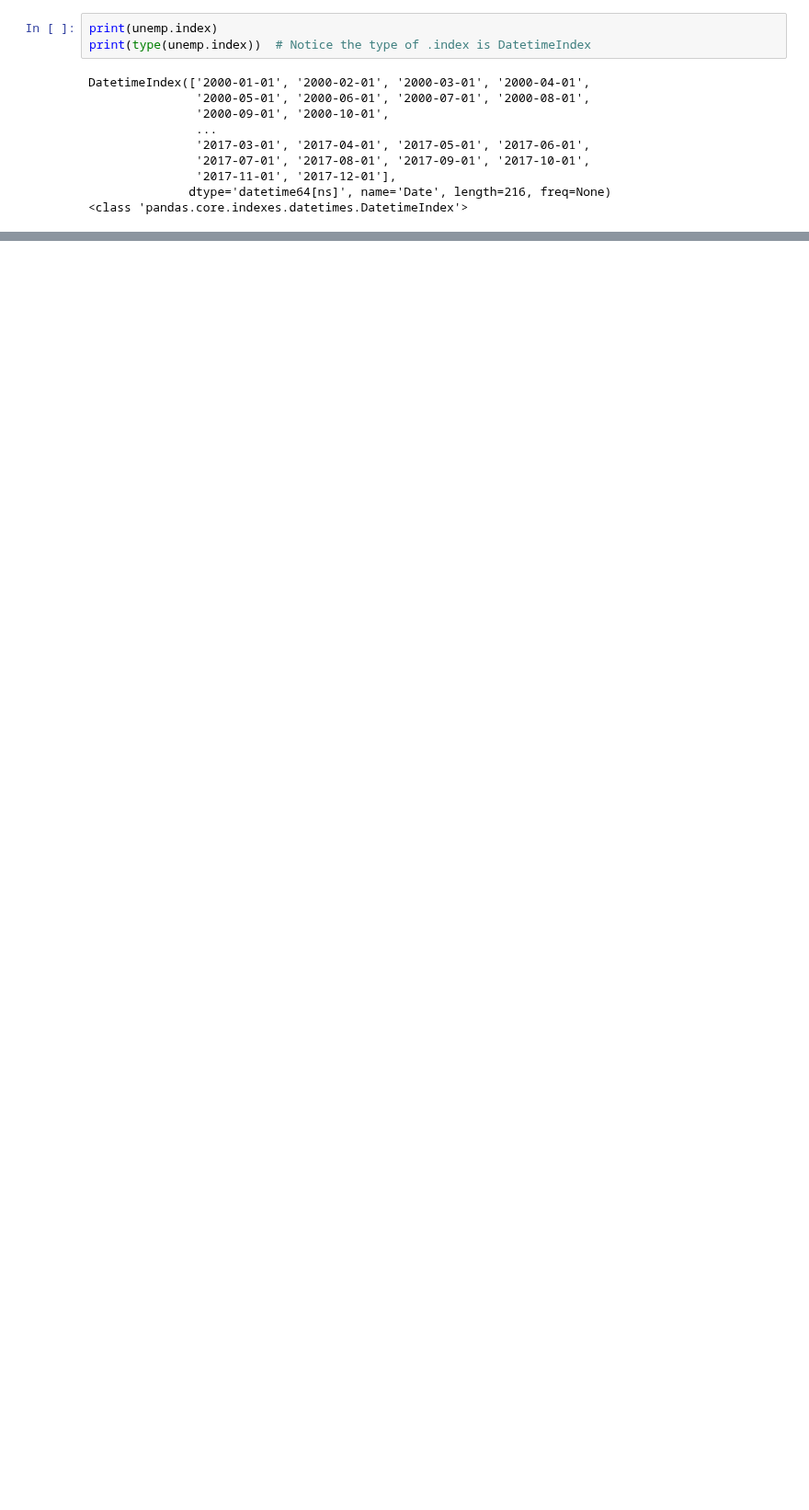
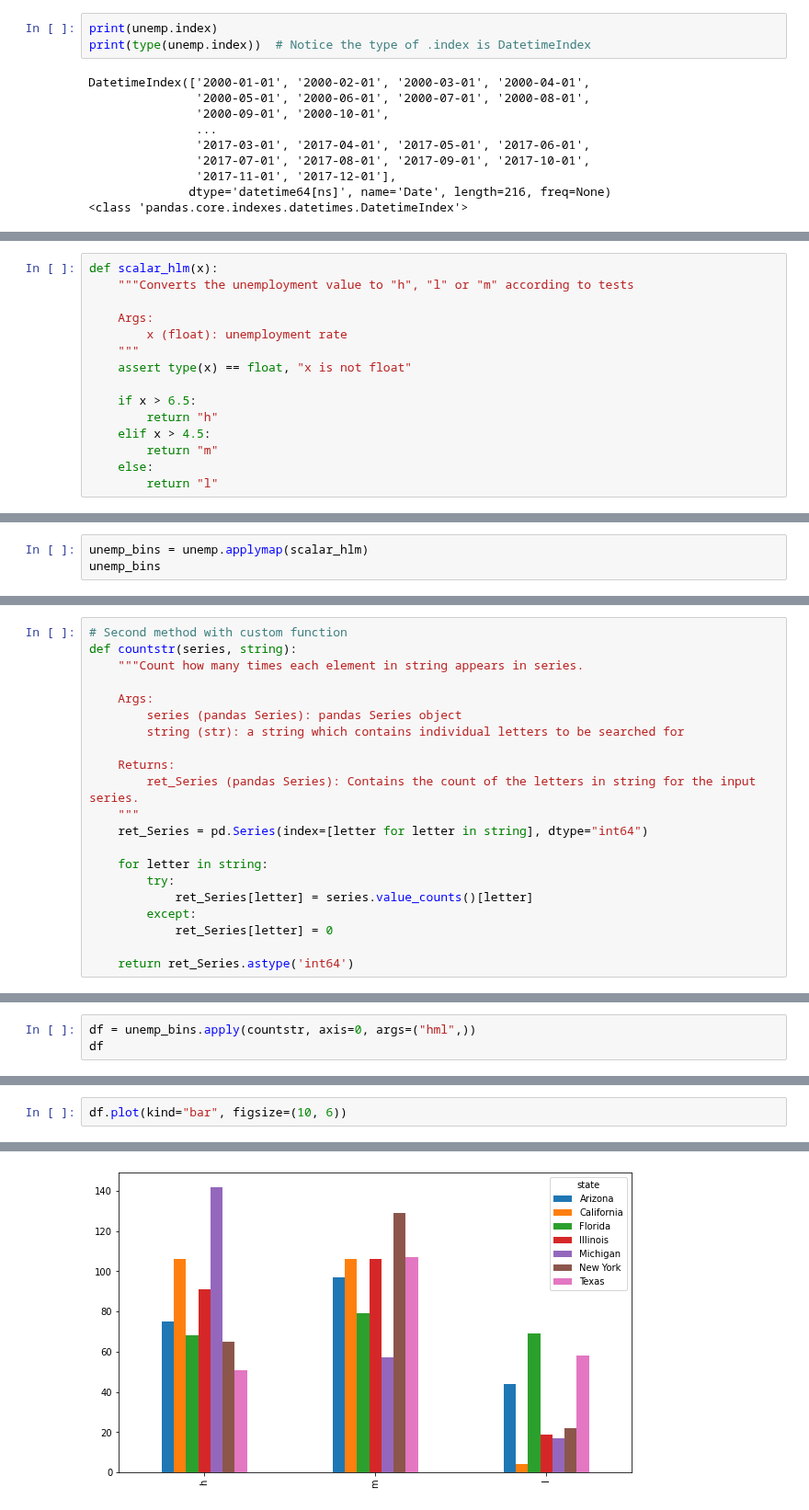
Before and after one commit to adevrent/wqu_mscfe, a Jupyter notebook: Financial Data/M5/quantecon_pandas.ipynb, the cells around one changed output, grey strips where cells are left out. Shown at 92% size. Saved outputs shown, nothing was run; the diff lists cells and outputs as text; blank space fills up the shorter version.

Commit message:
quantecon_pandass finished

```diff
--- a/Financial Data/M5/quantecon_pandas.ipynb
+++ b/Financial Data/M5/quantecon_pandas.ipynb
@@ -399,0 +697,15 @@ Name: 2000-01-01 00:00:00, dtype: float64
+# %%
+def scalar_hlm(x):
+    """Converts the unemployment value to "h", "l" or "m" according to tests
+
+    Args:
+        x (float): unemployment rate
+    """
+    assert type(x) == float, "x is not float"
+
+    if x > 6.5:
+        return "h"
+    elif x > 4.5:
+        return "m"
+    else:
+        return "l"
@@ -399,0 +724,3 @@ Name: 2000-01-01 00:00:00, dtype: float64
+# %%
+unemp_bins = unemp.applymap(scalar_hlm)
+unemp_bins
@@ -399,0 +760,21 @@ Name: 2000-01-01 00:00:00, dtype: float64
+# %%
+# Second method with custom function
+def countstr(series, string):
+    """Count how many times each element in string appears in series.
+
+    Args:
+        series (pandas Series): pandas Series object
+        string (str): a string which contains individual letters to be searched for
+
+    Returns:
+        ret_Series (pandas Series): Contains the count of the letters in string for the input series.
+    """
+    ret_Series = pd.Series(index=[letter for letter in string], dtype="int64")
+
+    for letter in string:
+        try:
+            ret_Series[letter] = series.value_counts()[letter]
+        except:
+            ret_Series[letter] = 0
+
+    return ret_Series.astype('int64')
@@ -399,0 +788,3 @@ Name: 2000-01-01 00:00:00, dtype: float64
+# %%
+df = unemp_bins.apply(countstr, axis=0, args=("hml",))
+df
@@ -399,0 +798,3 @@ Name: 2000-01-01 00:00:00, dtype: float64
+# %%
+df.plot(kind="bar", figsize=(10, 6))
+# %% [output]
@@ -399,0 +802 @@ Name: 2000-01-01 00:00:00, dtype: float64
+[figure, added]
```
Also changed, not shown: parts of 82 cells of this notebook.
